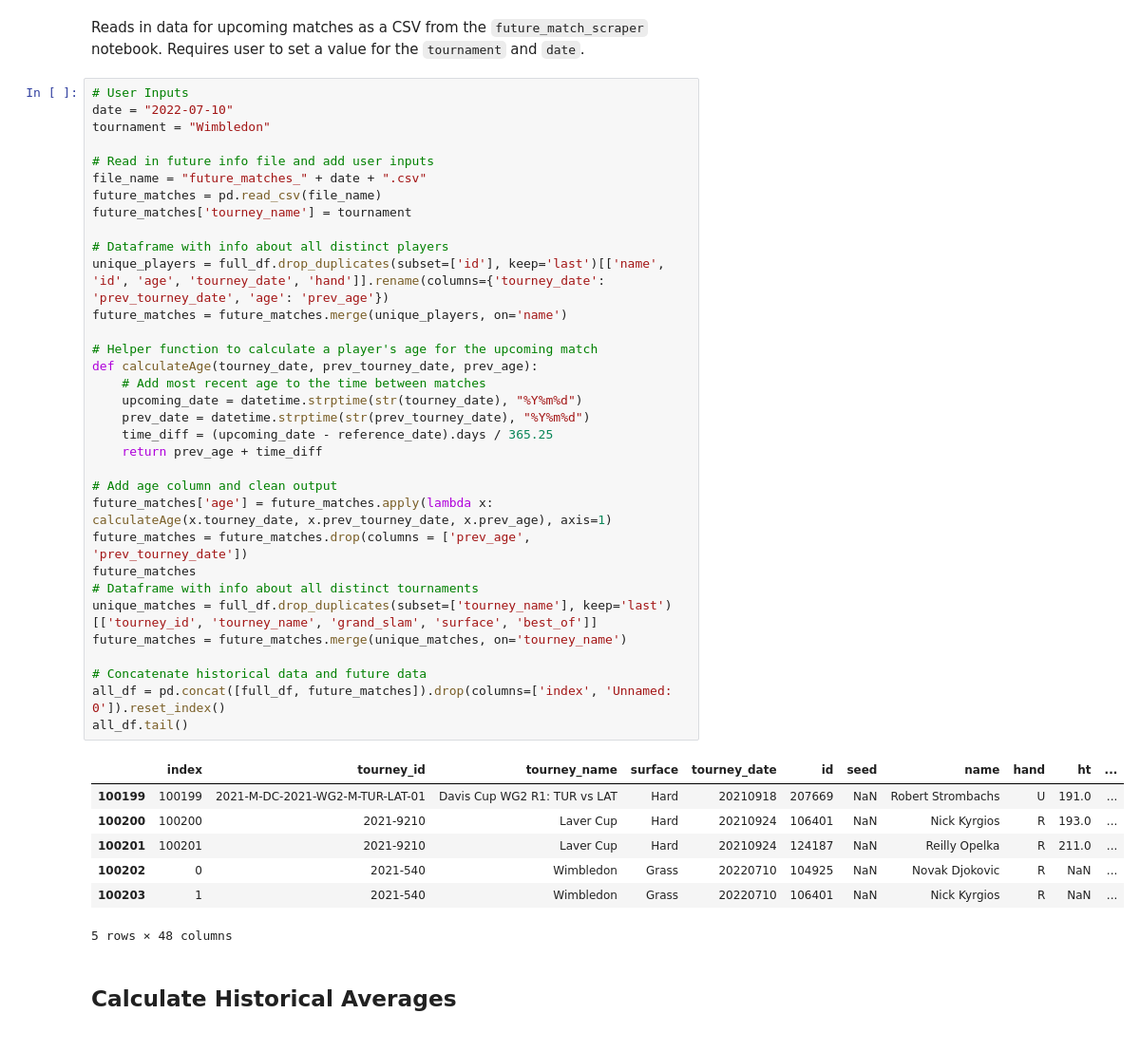
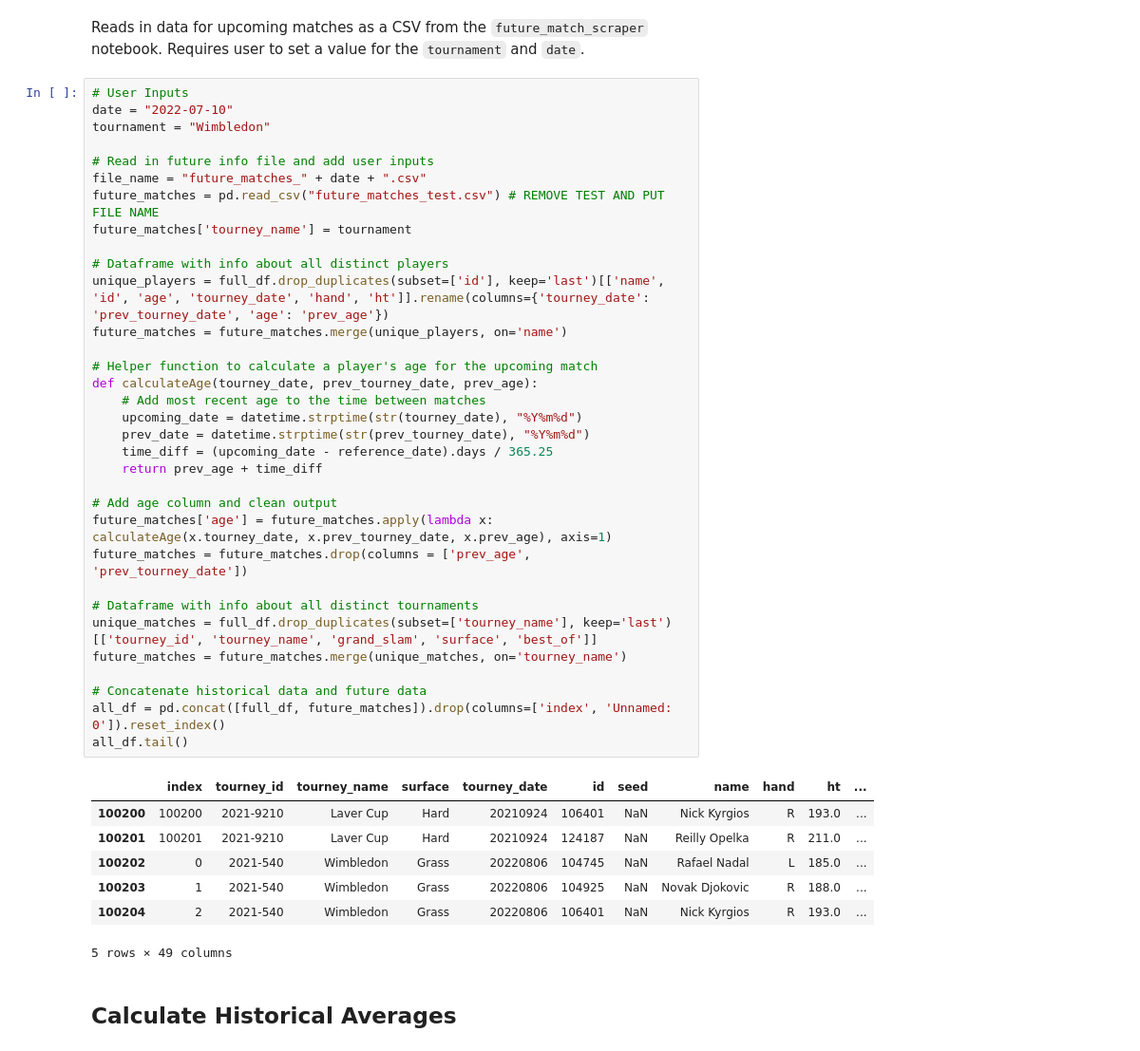
Before and after one commit to milesfking/atp-tennis-prizepicks-model, a Jupyter notebook: ATP_data_cleaning.ipynb, the cells around one changed output. Shown at 95% size. Saved outputs shown, nothing was run; the diff lists cells and outputs as text.

```diff
--- a/ATP_data_cleaning.ipynb
+++ b/ATP_data_cleaning.ipynb
@@ -154,42 +154,42 @@ Reads in data for upcoming matches as a CSV from the `future_match_scraper` note
 date = "2022-07-10"
 tournament = "Wimbledon"
 
 # Read in future info file and add user inputs
 file_name = "future_matches_" + date + ".csv"
-future_matches = pd.read_csv(file_name)
+future_matches = pd.read_csv("future_matches_test.csv") # REMOVE TEST AND PUT FILE NAME
 future_matches['tourney_name'] = tournament
 
 # Dataframe with info about all distinct players
-unique_players = full_df.drop_duplicates(subset=['id'], keep='last')[['name', 'id', 'age', 'tourney_date', 'hand']].rename(columns={'tourney_date': 'prev_tourney_date', 'age': 'prev_age'})
+unique_players = full_df.drop_duplicates(subset=['id'], keep='last')[['name', 'id', 'age', 'tourney_date', 'hand', 'ht']].rename(columns={'tourney_date': 'prev_tourney_date', 'age': 'prev_age'})
 future_matches = future_matches.merge(unique_players, on='name')
 
 # Helper function to calculate a player's age for the upcoming match
 def calculateAge(tourney_date, prev_tourney_date, prev_age):
     # Add most recent age to the time between matches
     upcoming_date = datetime.strptime(str(tourney_date), "%Y%m%d")
     prev_date = datetime.strptime(str(prev_tourney_date), "%Y%m%d")
     time_diff = (upcoming_date - reference_date).days / 365.25
     return prev_age + time_diff
 
 # Add age column and clean output
 future_matches['age'] = future_matches.apply(lambda x: calculateAge(x.tourney_date, x.prev_tourney_date, x.prev_age), axis=1)
 future_matches = future_matches.drop(columns = ['prev_age', 'prev_tourney_date'])
-future_matches
+
 # Dataframe with info about all distinct tournaments
 unique_matches = full_df.drop_duplicates(subset=['tourney_name'], keep='last')[['tourney_id', 'tourney_name', 'grand_slam', 'surface', 'best_of']]
 future_matches = future_matches.merge(unique_matches, on='tourney_name')
 
 # Concatenate historical data and future data
 all_df = pd.concat([full_df, future_matches]).drop(columns=['index', 'Unnamed: 0']).reset_index()
 all_df.tail()
 # %% [output]
 |  | index | tourney_id | tourney_name | surface | tourney_date | id | seed | name | hand | ht | ... |
-| 100199 | 100199 | 2021-M-DC-2021-WG2-M-TUR-LAT-01 | Davis Cup WG2 R1: TUR vs LAT | Hard | 20210918 | 207669 | NaN | Robert Strombachs | U | 191.0 | ... |
 | 100200 | 100200 | 2021-9210 | Laver Cup | Hard | 20210924 | 106401 | NaN | Nick Kyrgios | R | 193.0 | ... |
 | 100201 | 100201 | 2021-9210 | Laver Cup | Hard | 20210924 | 124187 | NaN | Reilly Opelka | R | 211.0 | ... |
-| 100202 | 0 | 2021-540 | Wimbledon | Grass | 20220710 | 104925 | NaN | Novak Djokovic | R | NaN | ... |
-| 100203 | 1 | 2021-540 | Wimbledon | Grass | 20220710 | 106401 | NaN | Nick Kyrgios | R | NaN | ... |
+| 100202 | 0 | 2021-540 | Wimbledon | Grass | 20220806 | 104745 | NaN | Rafael Nadal | L | 185.0 | ... |
+| 100203 | 1 | 2021-540 | Wimbledon | Grass | 20220806 | 104925 | NaN | Novak Djokovic | R | 188.0 | ... |
+| 100204 | 2 | 2021-540 | Wimbledon | Grass | 20220806 | 106401 | NaN | Nick Kyrgios | R | 193.0 | ... |
-5 rows × 48 columns
+5 rows × 49 columns
 # %% [markdown]
 ## Calculate Historical Averages
 # %% [markdown]
```
Also changed, not shown: parts of 3 cells of this notebook, 2 other files.
